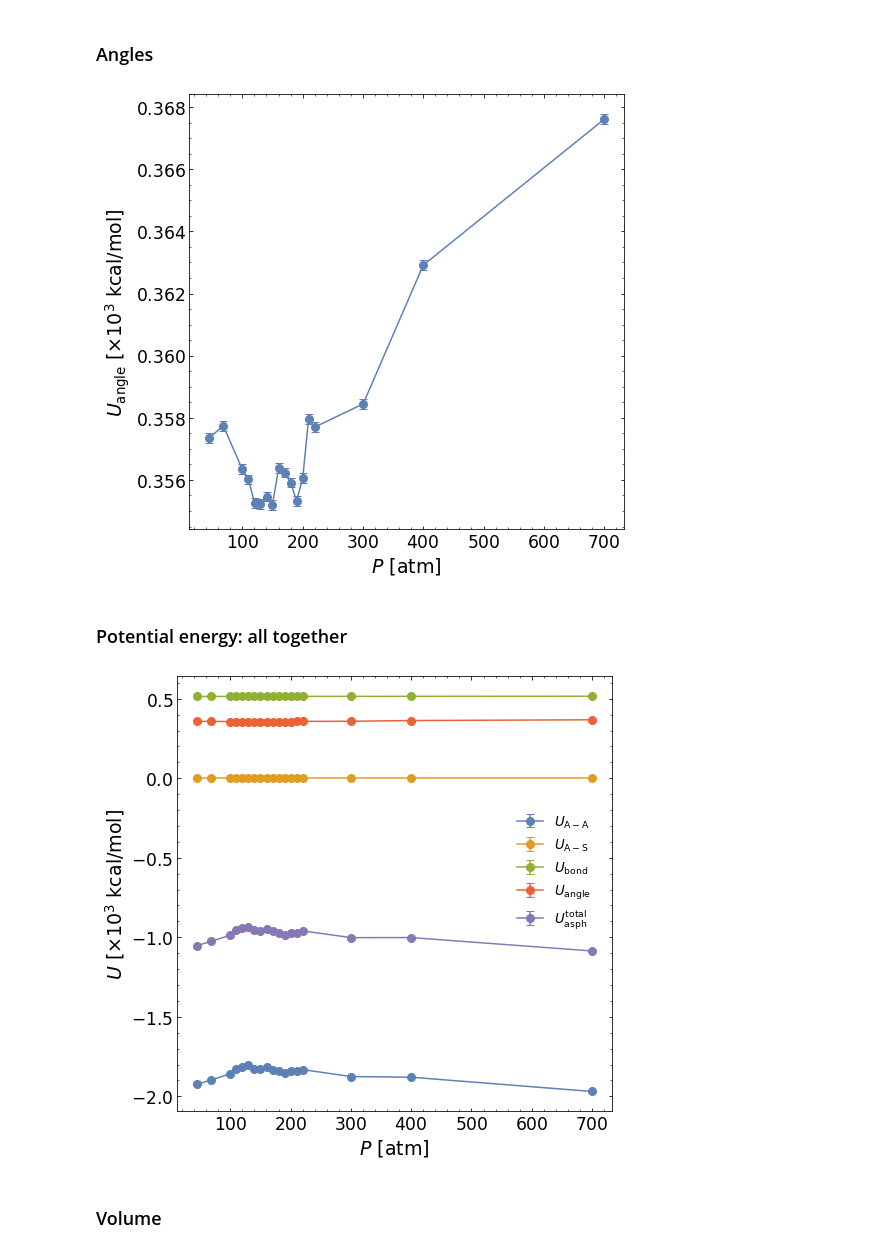
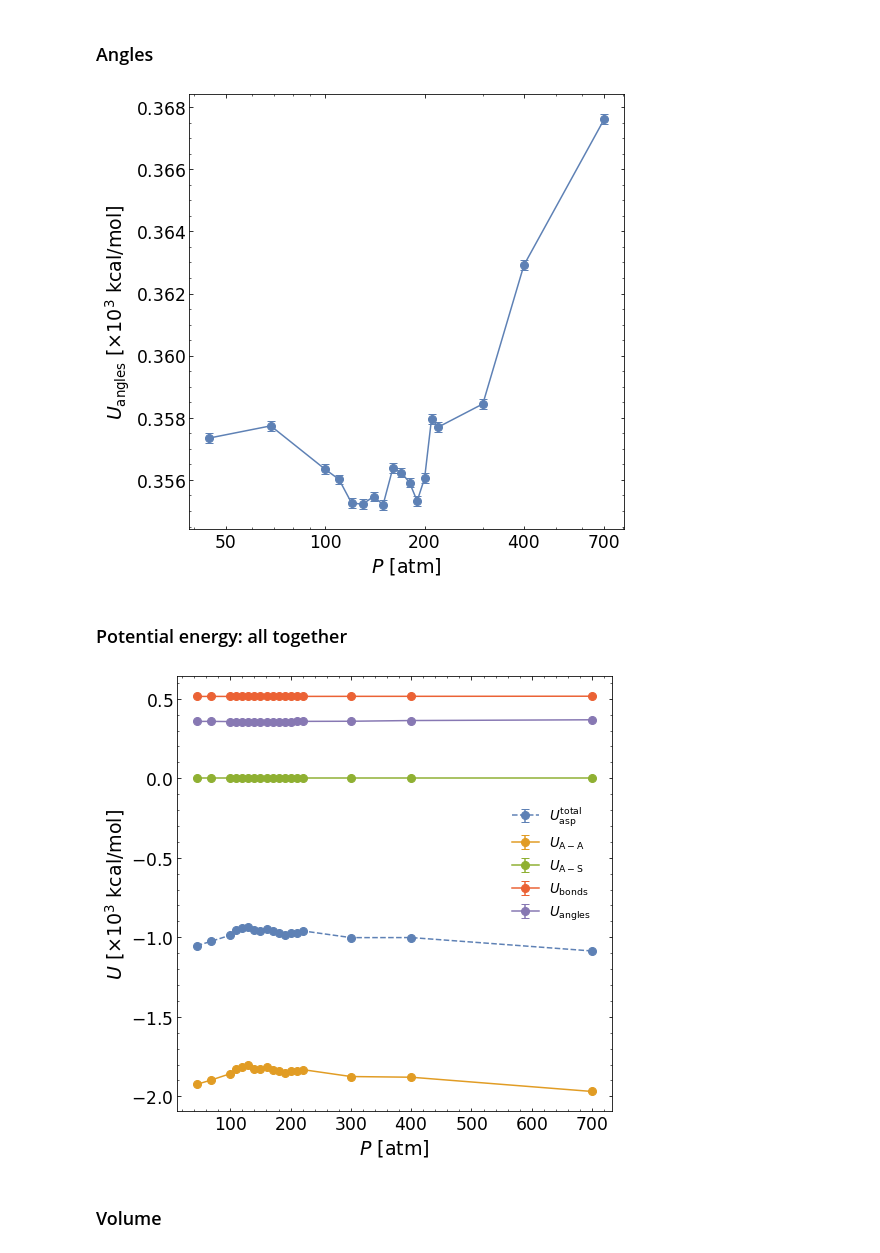
Before and after one commit to profesorperez/asphaltene_depressurization, a Jupyter notebook: asphaltene_energy_contributions.ipynb, the cells around one changed output. Cells and saved outputs as stored; diff of their text form; code cells hidden in the pictures.

```diff
--- a/asphaltene_energy_contributions.ipynb
+++ b/asphaltene_energy_contributions.ipynb
@@ -493,38 +498,41 @@ plt.gca().set_prop_cycle(color=colors)
 plt.errorbar(pressure, angle_mean, yerr = angle_err, capsize=4, fmt = '-o', markersize=8)
 plt.minorticks_on()
 plt.tick_params(which='both', labelsize=0.9*ft, direction="in", right=True, top=True)
-plt.ylabel(r'$U_\mathrm{angle} \ [\times 10^3 \ \mathrm{kcal/mol}]$', fontsize=ft)
+plt.ylabel(r'$U_\mathrm{angles} \ [\times 10^3 \ \mathrm{kcal/mol}]$', fontsize=ft)
 plt.xlabel(r'$P \ [\mathrm{atm}]$', fontsize=ft)
+plt.gca().set_xscale('log')
+plt.gca().set_xticks([50,100,200,400,700])
+plt.gca().set_xticklabels(['50','100','200','400','700'])
 plt.gca().xaxis.get_major_formatter()._usetex = True
 plt.gca().yaxis.get_major_formatter()._usetex = True
 plt.gca().set_box_aspect(1)
-# plt.savefig('./plots/angles.png', dpi=150)
+# plt.savefig('../plots/angles.png', dpi=300, transparent=True, bbox_inches='tight')
 plt.show()
 # %% [output]
-[figure, old version]
+[figure, new version]
 # %% [markdown]
 ### Potential energy: all together
 # %%
 plt.figure(figsize=(8,8))
 plt.gca().set_prop_cycle(color=colors)
+plt.errorbar(pressure, pe_mean, yerr = pe_err, capsize=4, fmt = '--o', markersize=8, label="$U_\mathrm{asp}^\mathrm{total}$")
 plt.errorbar(pressure, aa_mean, yerr = aa_err, capsize=4, fmt = '-o', markersize=8, label="$U_\mathrm{A-A}$")
 plt.errorbar(pressure, as_mean, yerr = as_err, capsize=4, fmt = '-o', markersize=8, label="$U_\mathrm{A-S}$")
-plt.errorbar(pressure, bond_mean, yerr = bond_err, capsize=4, fmt = '-o', markersize=8, label="$U_\mathrm{bond}$")
-plt.errorbar(pressure, angle_mean, yerr = angle_err, capsize=4, fmt = '-o', markersize=8, label="$U_\mathrm{angle}$")
-plt.errorbar(pressure, pe_mean, yerr = pe_err, capsize=4, fmt = '-o', markersize=8, label="$U_\mathrm{asph}^\mathrm{total}$")
+plt.errorbar(pressure, bond_mean, yerr = bond_err, capsize=4, fmt = '-o', markersize=8, label="$U_\mathrm{bonds}$")
+plt.errorbar(pressure, angle_mean, yerr = angle_err, capsize=4, fmt = '-o', markersize=8, label="$U_\mathrm{angles}$")
 plt.minorticks_on()
 plt.tick_params(which='both', labelsize=0.9*ft, direction="in", right=True, top=True)
 plt.ylabel(r'$U \ [\times 10^3 \ \mathrm{kcal/mol}]$', fontsize=ft)
 plt.xlabel(r'$P \ [\mathrm{atm}]$', fontsize=ft)
 plt.gca().yaxis.offsetText.set_fontsize(0.85*ft)
 plt.gca().xaxis.get_major_formatter()._usetex = True
 plt.gca().yaxis.get_major_formatter()._usetex = True
 plt.gca().set_box_aspect(1)
-plt.legend(loc='right', bbox_to_anchor=(0.98, 0.55), fontsize=0.7*ft, frameon=False)
-# plt.savefig('./plots/pe-comparison.png', dpi=150)
+plt.legend(loc='right', bbox_to_anchor=(0.98, 0.57), fontsize=0.7*ft, frameon=False)
+# plt.savefig('../plots/pe-contributions.png', dpi=300, transparent=True, bbox_inches='tight')
 plt.show()
 # %% [output]
-[figure, old version]
+[figure, new version]
 # %% [markdown]
 ### Volume
 # %%
```
Also changed, not shown: parts of 8 cells of this notebook, 1 other file.
